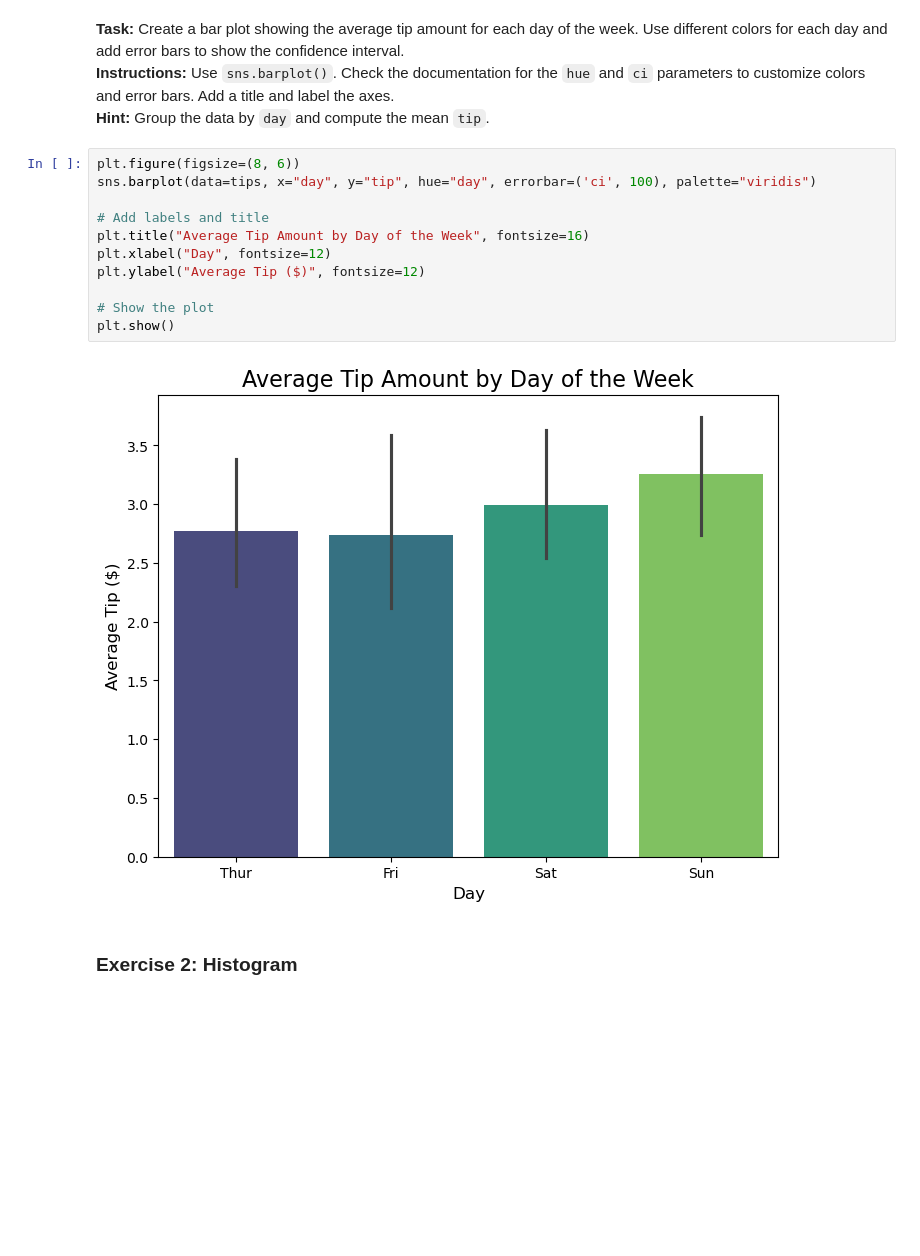
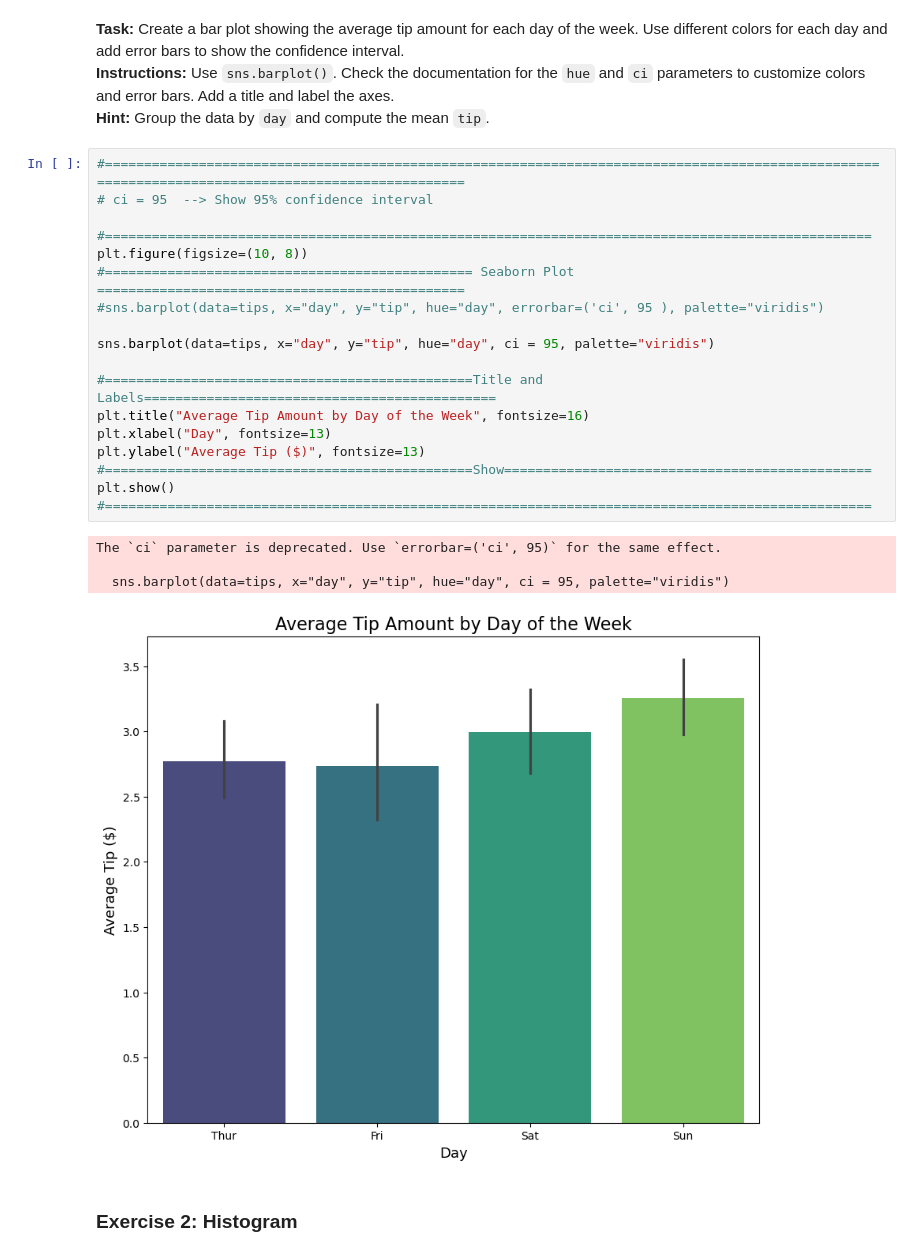
Before and after one commit to DieaAbdeltwab/ITI_Assessments_WorkSpace, a Jupyter notebook: Python/Python For Data Analysis/Matplotlib & Seaborn Lab.ipynb, the cells around one changed output. Saved outputs shown, nothing was run; the diff lists cells and outputs as text; blank space fills up the shorter version.

Commit message:
SeaBorn lab - end of data Analysis cours

```diff
--- a/Python/Python For Data Analysis/Matplotlib & Seaborn Lab.ipynb
+++ b/Python/Python For Data Analysis/Matplotlib & Seaborn Lab.ipynb
@@ -26,18 +26,28 @@ tips
 **Instructions:** Use `sns.barplot()`. Check the documentation for the `hue` and `ci` parameters to customize colors and error bars. Add a title and label the axes.<br>
 **Hint:** Group the data by `day` and compute the mean `tip`.
 # %%
-plt.figure(figsize=(8, 6))
-sns.barplot(data=tips, x="day", y="tip", hue="day", errorbar=('ci', 100), palette="viridis")
+#==================================================================================================================================================
+# ci = 95  --> Show 95% confidence interval
 
-# Add labels and title
+#==================================================================================================
+plt.figure(figsize=(10, 8))
+#=============================================== Seaborn Plot ===============================================
+#sns.barplot(data=tips, x="day", y="tip", hue="day", errorbar=('ci', 95 ), palette="viridis")
+
+sns.barplot(data=tips, x="day", y="tip", hue="day", ci = 95, palette="viridis")
+
+#===============================================Title and Labels=============================================
 plt.title("Average Tip Amount by Day of the Week", fontsize=16)
-plt.xlabel("Day", fontsize=12)
-plt.ylabel("Average Tip ($)", fontsize=12)
-
-# Show the plot
+plt.xlabel("Day", fontsize=13)
+plt.ylabel("Average Tip ($)", fontsize=13)
+#===============================================Show===============================================
 plt.show()
+#==================================================================================================
 # %% [output]
+The `ci` parameter is deprecated. Use `errorbar=('ci', 95)` for the same effect.
+
+  sns.barplot(data=tips, x="day", y="tip", hue="day", ci = 95, palette="viridis")
-[figure, old version]
+[figure, new version]
 # %% [markdown]
 ### **Exercise 2: Histogram**
 # %% [markdown]
```
Also changed, not shown: parts of 11 cells of this notebook.
